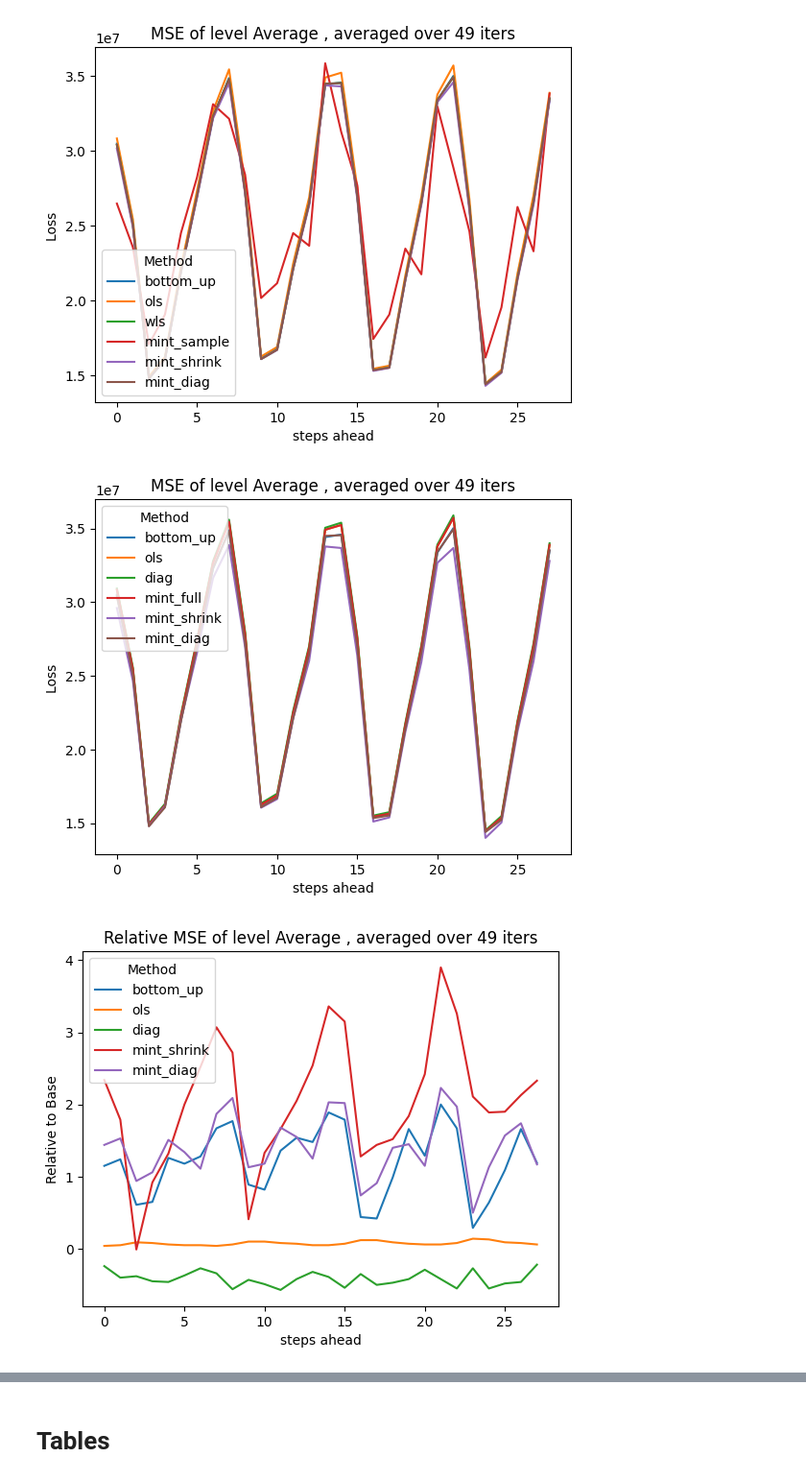
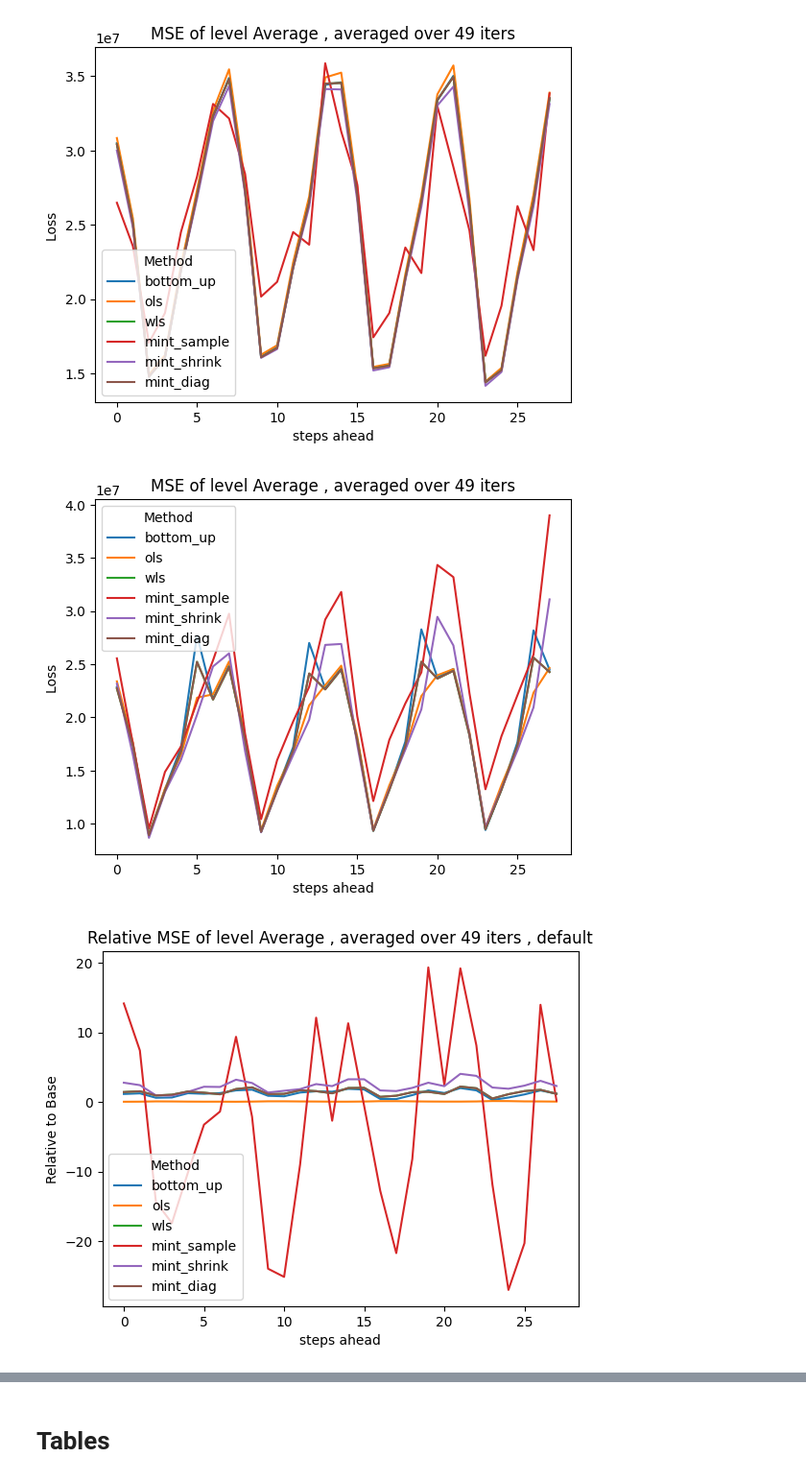
Before and after one commit to skoMarat/Hierarchical-Forecasting, a Jupyter notebook: spatial_notebook.ipynb, the cells around one changed output, grey strips where cells are left out. Shown at 96% size. Cells and saved outputs as stored; diff of their text form; code cells hidden in the pictures.

```diff
--- a/spatial_notebook.ipynb
+++ b/spatial_notebook.ipynb
@@ -77,0 +102,20 @@ plt.show
+# %%
+n=tree.mS.shape[1]
+m=tree.mS.shape[0]
+tP=np.zeros((7,n,m))
+
+
+for i in range(tP.shape[0]):
+    m0=np.full((n,m-1),0, dtype=int)
+    iB= len([sublist for sublist in tree.list_of_leafs if sublist.count(None) == 0])# integer length of bottom level
+    if i!=6:
+        mY_i=tree.mY[:,:-6+i][:,::-7][:,::-1]
+    else:
+        mY_i=tree.mY[:,::-7][:,::-1]
+
+    vP = np.mean((mY_i[-iB:,:]/mY_i[0,:]) , axis=1)  #TODO 7 dynamic
+
+    vP=vP.reshape((iB,1))
+    plt.plot(vP,label=str(i+1) , marker='x' , linestyle='')
+plt.legend()
+plt.show()
@@ -327,3 +302,7 @@ See the caveats in the documentation: https://pandas.pydata.org/pandas-docs/stab
   df[level]=None
 # %% [markdown]
 # Plots and Tables
+# %%
+tree_=Tree( data_directory = Y_path , type='spatial')
+slices = [len([sublist for sublist in tree_.list_of_leafs if sublist.count(None) == i]) for i, _ in enumerate(tree_.levels)]
+slices.append(1)
@@ -409,12 +390,10 @@ dOutputs=dOutputs_default
 relative='Base'
 level='Average'
 iters=int(dOutputs['bottom_up']['mYhat'].shape[1]/28)
-metric="MSE"
+metric="MWvarSE"
 
 lMethods=list(dOutputs.keys())
-
 # lMethods.remove('top_down_ph')
-lMethods.remove('mint_mcd')
 # lMethods.remove('top_down_hp')
 
 
@@ -532,15 +510,15 @@ plt.show()
 # %% [output]
 [figure]
 # %%
-dOutputs=dOutputs_default
+dOutputs=dOutputs_tuned
 
 level='Average'
-iters=int(dOutputs_default['bottom_up']['mYhat'].shape[1]/28)
+iters=int(dOutputs['bottom_up']['mYhat'].shape[1]/28)
 metric='MSE'
 
 lMethods=list(dOutputs.keys())
-lMethods.remove('top_down_ph')
-lMethods.remove('top_down_hp')
+# lMethods.remove('top_down_ph')
+# lMethods.remove('top_down_hp')
 
 plt.figure()
 for method in lMethods:
@@ -561,37 +539,37 @@ plt.title(f"{metric} of level {level} , averaged over {iters} iters")
 # Show the plot
 plt.show()
 # %% [output]
-[figure, old version]
+[figure, new version]
 # %%
 dOutputs=dOutputs_default
 
 relative='Base'
 level='Average'
 iters=int(dOutputs_default['bottom_up']['mYhat'].shape[1]/28)
 metric='MSE'
 
 lMethods=list(dOutputs.keys())
-lMethods.remove('top_down_ph')
-lMethods.remove('top_down_hp')
-lMethods.remove('mint_full')
+# lMethods.remove('top_down_ph')
+# lMethods.remove('top_down_hp')
+# lMethods.remove('mint_full')
 
 plt.figure()
 for method in lMethods:
     vValues = np.zeros(28)
 
     for h in range(1, 29):
         df = getCVResults(h=h, dOutputs=dOutputs ,metric=metric, slices=slices,
                           iters=None,
                           rolling=False)[method]
         vValues[h-1] = df[df.index == level][relative].item()
     plt.plot(np.arange(28), vValues, label=method)
 
 plt.legend(title="Method")
 plt.xlabel("steps ahead")
 plt.ylabel(f"Relative to {relative}")
-plt.title(f"Relative {metric} of level {level} , averaged over {iters} iters")
+plt.title(f"Relative {metric} of level {level} , averaged over {iters} iters , default")
 
 # Show the plot
 plt.show()
 # %% [output]
-[figure, old version]
+[figure, new version]
```
Also changed, not shown: parts of 22 cells of this notebook, 3 other files.
